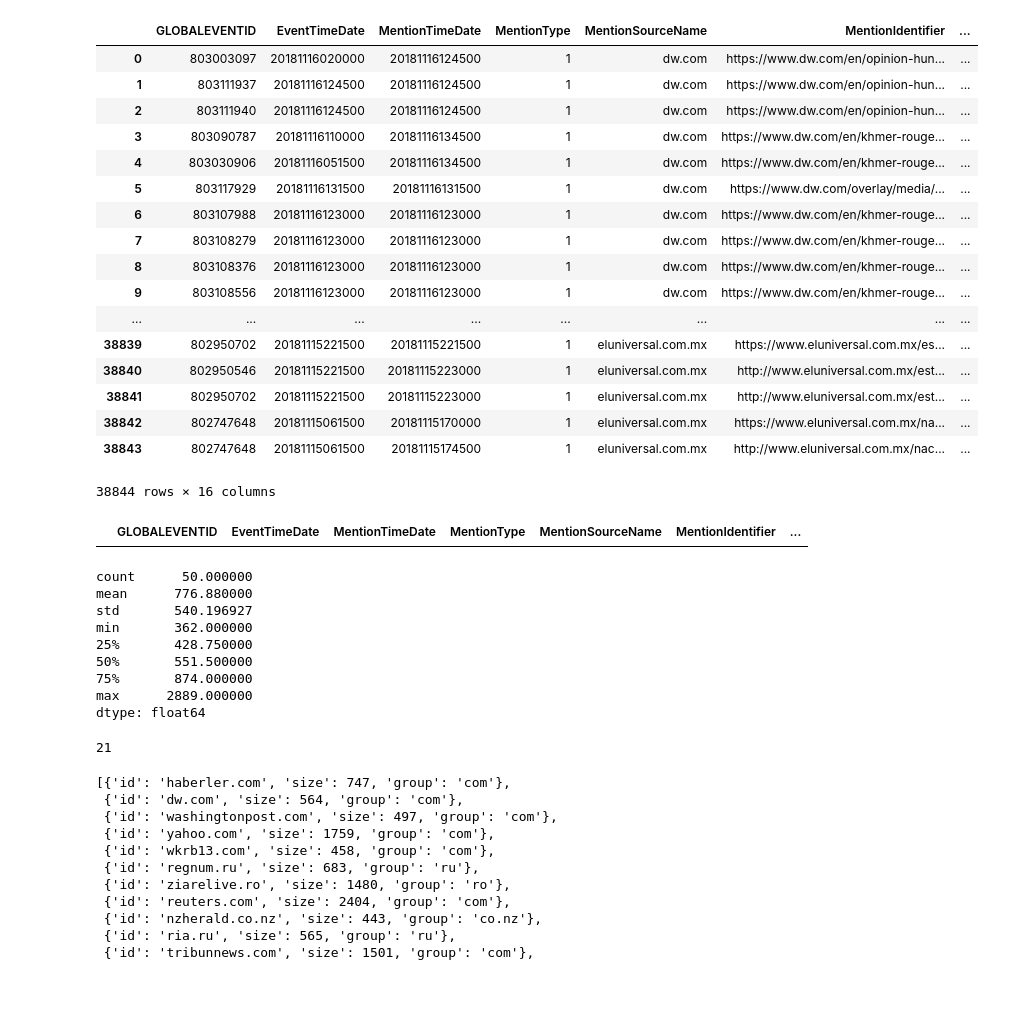
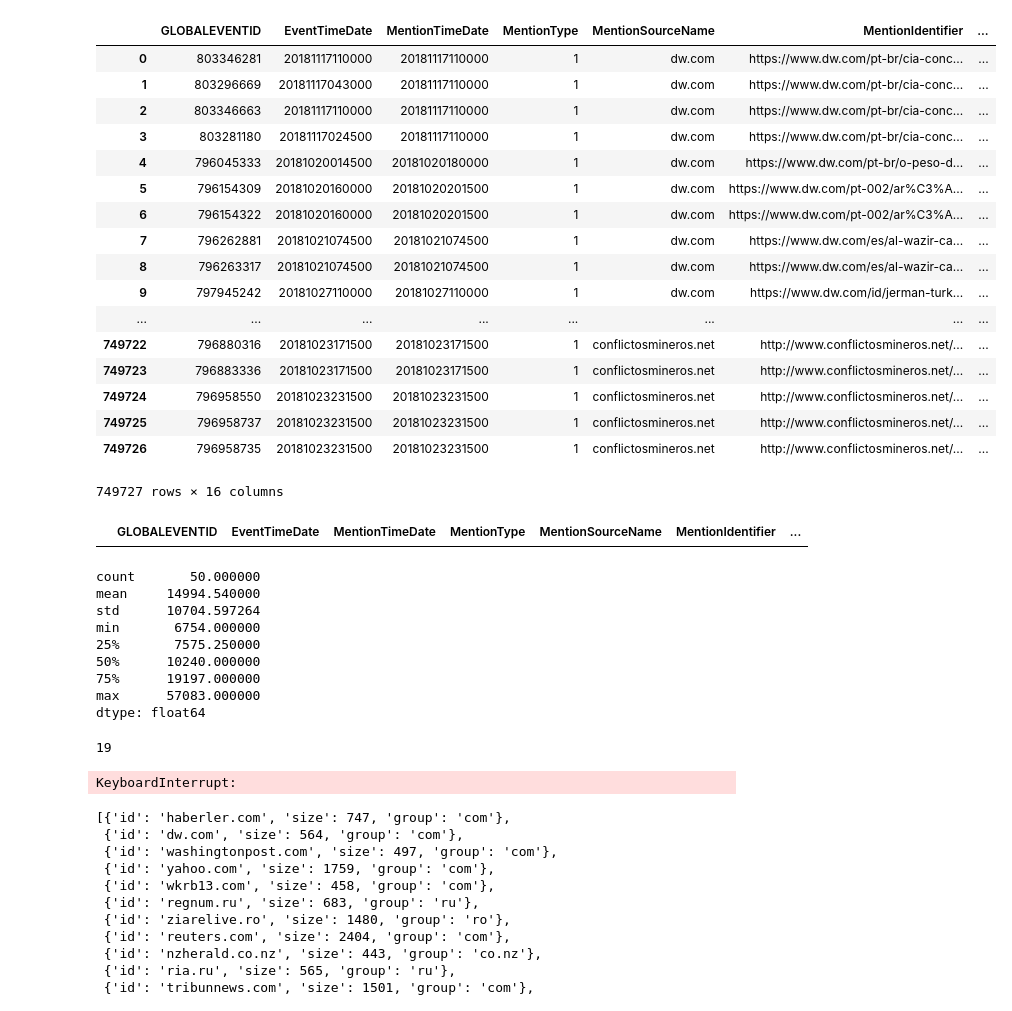
Before and after one commit to padesplaces/dataviz-project, a Jupyter notebook: worksheet.ipynb, the cells around one changed output. Cells and saved outputs as stored; diff of their text form; code cells hidden in the pictures.

```diff
--- a/worksheet.ipynb
+++ b/worksheet.ipynb
@@ -4,25 +5,25 @@ import json
 # %%
-df = pd.read_csv("data/mentions.csv")
+df = pd.read_csv("data/mentions-month.gzip", compression='gzip')
 df
 # %% [output]
 |  | GLOBALEVENTID | EventTimeDate | MentionTimeDate | MentionType | MentionSourceName | MentionIdentifier | ... |
-| 0 | 803003097 | 20181116020000 | 20181116124500 | 1 | dw.com | https://www.dw.com/en/opinion-hun... | ... |
-| 1 | 803111937 | 20181116124500 | 20181116124500 | 1 | dw.com | https://www.dw.com/en/opinion-hun... | ... |
-| 2 | 803111940 | 20181116124500 | 20181116124500 | 1 | dw.com | https://www.dw.com/en/opinion-hun... | ... |
-| 3 | 803090787 | 20181116110000 | 20181116134500 | 1 | dw.com | https://www.dw.com/en/khmer-rouge... | ... |
-| 4 | 803030906 | 20181116051500 | 20181116134500 | 1 | dw.com | https://www.dw.com/en/khmer-rouge... | ... |
-| 5 | 803117929 | 20181116131500 | 20181116131500 | 1 | dw.com | https://www.dw.com/overlay/media/... | ... |
-| 6 | 803107988 | 20181116123000 | 20181116123000 | 1 | dw.com | https://www.dw.com/en/khmer-rouge... | ... |
-| 7 | 803108279 | 20181116123000 | 20181116123000 | 1 | dw.com | https://www.dw.com/en/khmer-rouge... | ... |
-| 8 | 803108376 | 20181116123000 | 20181116123000 | 1 | dw.com | https://www.dw.com/en/khmer-rouge... | ... |
-| 9 | 803108556 | 20181116123000 | 20181116123000 | 1 | dw.com | https://www.dw.com/en/khmer-rouge... | ... |
+| 0 | 803346281 | 20181117110000 | 20181117110000 | 1 | dw.com | https://www.dw.com/pt-br/cia-conc... | ... |
+| 1 | 803296669 | 20181117043000 | 20181117110000 | 1 | dw.com | https://www.dw.com/pt-br/cia-conc... | ... |
+| 2 | 803346663 | 20181117110000 | 20181117110000 | 1 | dw.com | https://www.dw.com/pt-br/cia-conc... | ... |
+| 3 | 803281180 | 20181117024500 | 20181117110000 | 1 | dw.com | https://www.dw.com/pt-br/cia-conc... | ... |
+| 4 | 796045333 | 20181020014500 | 20181020180000 | 1 | dw.com | https://www.dw.com/pt-br/o-peso-d... | ... |
+| 5 | 796154309 | 20181020160000 | 20181020201500 | 1 | dw.com | https://www.dw.com/pt-002/ar%C3%A... | ... |
+| 6 | 796154322 | 20181020160000 | 20181020201500 | 1 | dw.com | https://www.dw.com/pt-002/ar%C3%A... | ... |
+| 7 | 796262881 | 20181021074500 | 20181021074500 | 1 | dw.com | https://www.dw.com/es/al-wazir-ca... | ... |
+| 8 | 796263317 | 20181021074500 | 20181021074500 | 1 | dw.com | https://www.dw.com/es/al-wazir-ca... | ... |
+| 9 | 797945242 | 20181027110000 | 20181027110000 | 1 | dw.com | https://www.dw.com/id/jerman-turk... | ... |
 | ... | ... | ... | ... | ... | ... | ... | ... |
-| 38839 | 802950702 | 20181115221500 | 20181115221500 | 1 | eluniversal.com.mx | https://www.eluniversal.com.mx/es... | ... |
-| 38840 | 802950546 | 20181115221500 | 20181115223000 | 1 | eluniversal.com.mx | http://www.eluniversal.com.mx/est... | ... |
-| 38841 | 802950702 | 20181115221500 | 20181115223000 | 1 | eluniversal.com.mx | http://www.eluniversal.com.mx/est... | ... |
-| 38842 | 802747648 | 20181115061500 | 20181115170000 | 1 | eluniversal.com.mx | https://www.eluniversal.com.mx/na... | ... |
-| 38843 | 802747648 | 20181115061500 | 20181115174500 | 1 | eluniversal.com.mx | http://www.eluniversal.com.mx/nac... | ... |
+| 749722 | 796880316 | 20181023171500 | 20181023171500 | 1 | conflictosmineros.net | http://www.conflictosmineros.net/... | ... |
+| 749723 | 796883336 | 20181023171500 | 20181023171500 | 1 | conflictosmineros.net | http://www.conflictosmineros.net/... | ... |
+| 749724 | 796958550 | 20181023231500 | 20181023231500 | 1 | conflictosmineros.net | http://www.conflictosmineros.net/... | ... |
+| 749725 | 796958737 | 20181023231500 | 20181023231500 | 1 | conflictosmineros.net | http://www.conflictosmineros.net/... | ... |
+| 749726 | 796958735 | 20181023231500 | 20181023231500 | 1 | conflictosmineros.net | http://www.conflictosmineros.net/... | ... |
-38844 rows × 16 columns
+749727 rows × 16 columns
 # %%
 # sanity check : we only have articles (MentionType 1)
 df[df.MentionType!=1]
@@ -33,14 +34,14 @@ df[df.MentionType!=1]
 nb_articles = df.groupby("MentionSourceName").size()
 nb_articles.describe()
 # %% [output]
-count      50.000000
-mean      776.880000
-std       540.196927
-min       362.000000
-25%       428.750000
-50%       551.500000
-75%       874.000000
-max      2889.000000
+count       50.000000
+mean     14994.540000
+std      10704.597264
+min       6754.000000
+25%       7575.250000
+50%      10240.000000
+75%      19197.000000
+max      57083.000000
 dtype: float64
 # %%
 sources = set(df.MentionSourceName)
@@ -48,19 +49,19 @@ sources = set(df.MentionSourceName)
 domains = { ".".join(s.split(".")[1:]) for s in sources }
 len(domains)
 # %% [output]
-21
+19
 # %%
 threshold = 10
 nodes = []
 edges = []
 new_sources = sources
 
-for source1 in sources:
+for source1 in tqdm(sources):
     nodes.append({ 'id' : source1, 'size' : int(nb_articles[source1]), 'group' : ".".join(source1.split(".")[1:]) })
     events1 = set(df[df.MentionSourceName==source1].GLOBALEVENTID)
     new_sources = new_sources - {source1}
 
-    for source2 in new_sources:
+    for source2 in tqdm(new_sources):
         if source1==source2:
             continue
 
@@ -69,6 +70,8 @@ for source1 in sources:
 
         if w > threshold:
             edges.append({'source': source1, 'target': source2, 'weight': w})
+# %% [output]
+KeyboardInterrupt:
 # %%
 nodes
 # %% [output]
```
Also changed, not shown: parts of 2 cells of this notebook, 3 other files.
